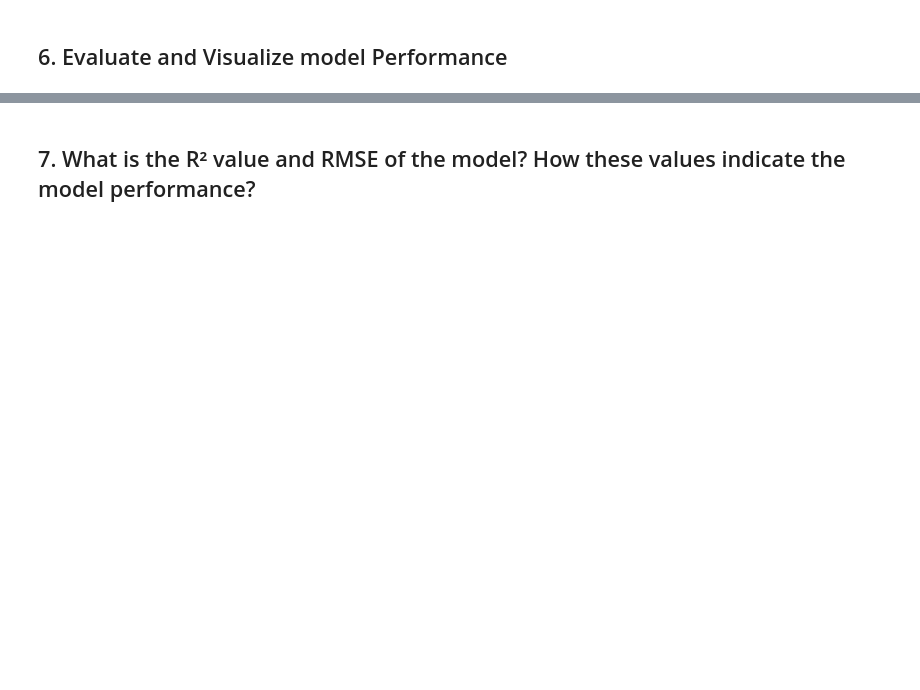
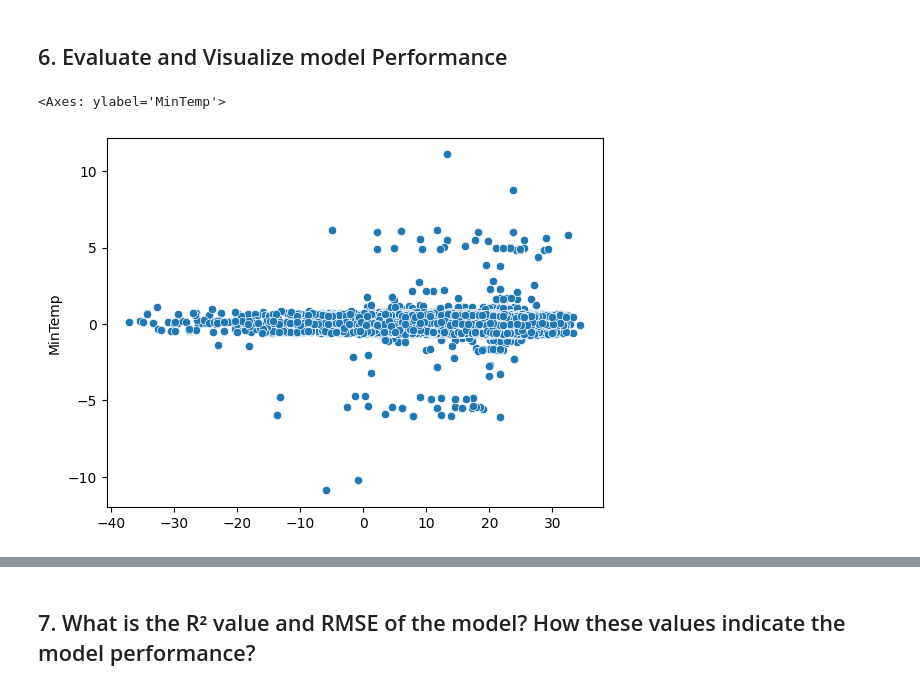
Before and after one commit to jvan809/2025-Phase-2, a Jupyter notebook: Part2/part2_submission.ipynb, the cells around one changed output, grey strips where cells are left out. Cells and saved outputs as stored; diff of their text form; code cells hidden in the pictures; blank space fills up the shorter version.

```diff
--- a/Part2/part2_submission.ipynb
+++ b/Part2/part2_submission.ipynb
@@ -181,8 +194,8 @@ sns.boxplot(y="MinTemp", x="PoorWeather", data=cleanWeather)
 # %% [markdown]
 ## 4. Split the dataset (80% for training, 20% for testing)
 # %%
-
 import sklearn.model_selection
 
-
-sklearn.model_selection.train_test_split(cleanWeather, test_size = 0.2)
+target = cleanWeather["MinTemp"]
+features = cleanWeather.drop(['MinTemp', "STA", "Date"], axis= 1)
+X_train, X_test, y_train, y_test = sklearn.model_selection.train_test_split(features, target, test_size = 0.2)
@@ -208,0 +206,6 @@ sklearn.model_selection.train_test_split(cleanWeather, test_size = 0.2)
+# %%
+from sklearn.pipeline import make_pipeline
+import sklearn.preprocessing
+est = make_pipeline(sklearn.preprocessing.StandardScaler(), sklearn.linear_model.SGDRegressor())
+est.fit(X_train, y_train)
+X_train.head()
@@ -209,2 +258,10 @@ sklearn.model_selection.train_test_split(cleanWeather, test_size = 0.2)
 # %% [markdown]
 ## 6. Evaluate and Visualize model Performance
+# %%
+prediction = est.predict(X_test)
+error = prediction - y_test
+# %%
+sns.scatterplot(x=prediction, y=error)
+# %% [output]
+<Axes: ylabel='MinTemp'>
+[figure, added]
```
Also changed, not shown: parts of 34 cells of this notebook.
